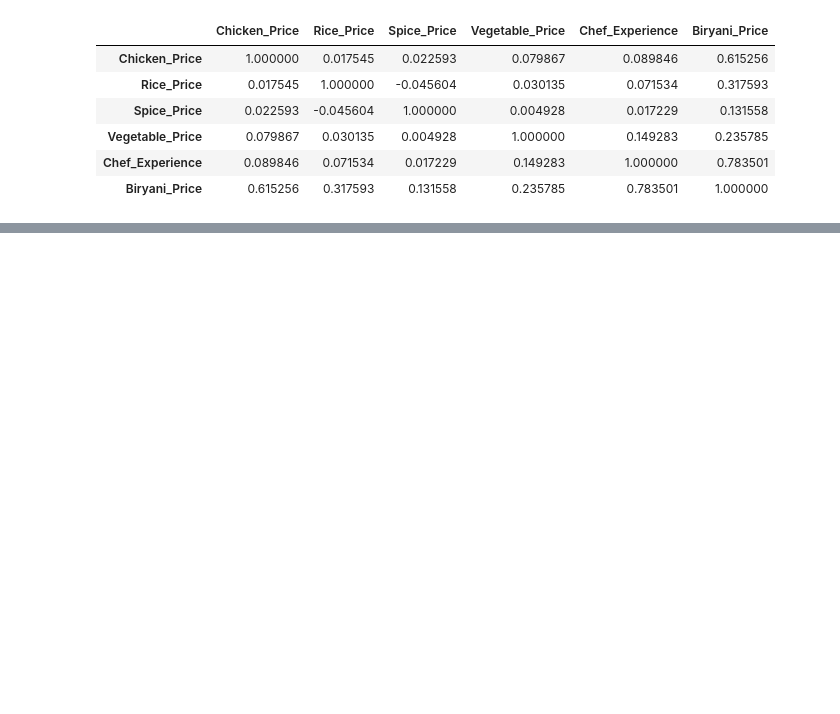
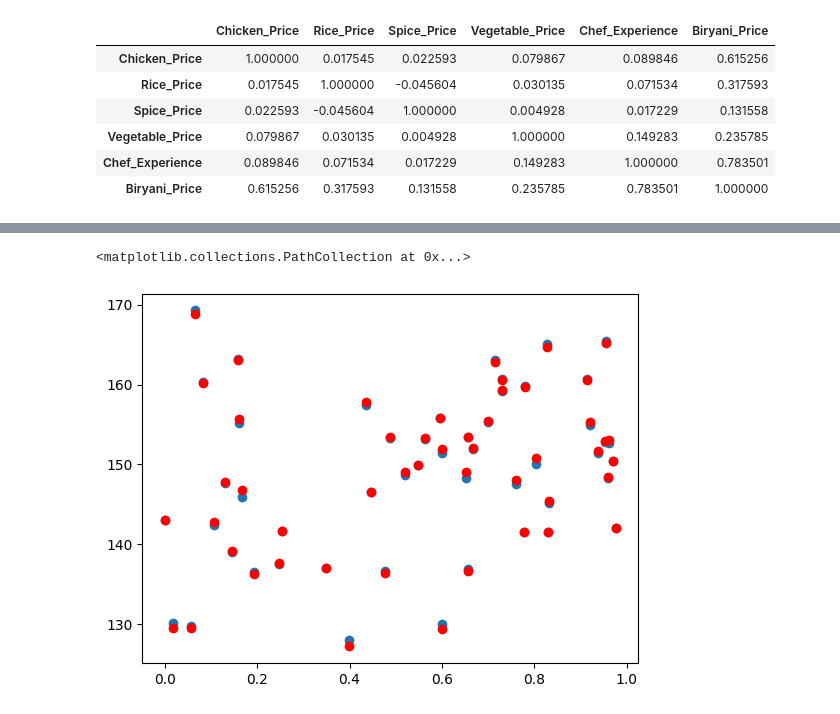
Before and after one commit to XerojUlgasan/My-Machine-Learning-Journey, a Jupyter notebook: Re-learn_linear_regression/Applying_linear_regression.ipynb, the cells around one changed output, grey strips where cells are left out. Cells and saved outputs as stored; diff of their text form; code cells hidden in the pictures; blank space fills up the shorter version.

```diff
--- a/Re-learn_linear_regression/Applying_linear_regression.ipynb
+++ b/Re-learn_linear_regression/Applying_linear_regression.ipynb
@@ -80,0 +110,6 @@ plt.scatter(x_train["Chicken_Price"], y_preds, c="red")
+# %%
+plt.scatter(x_test["Spice_Price"], y_test)
+plt.scatter(x_test["Spice_Price"], y_preds, c="red")
+# %% [output]
+<matplotlib.collections.PathCollection at 0x...>
+[figure, added]
```
Also changed, not shown: parts of 6 cells of this notebook.
